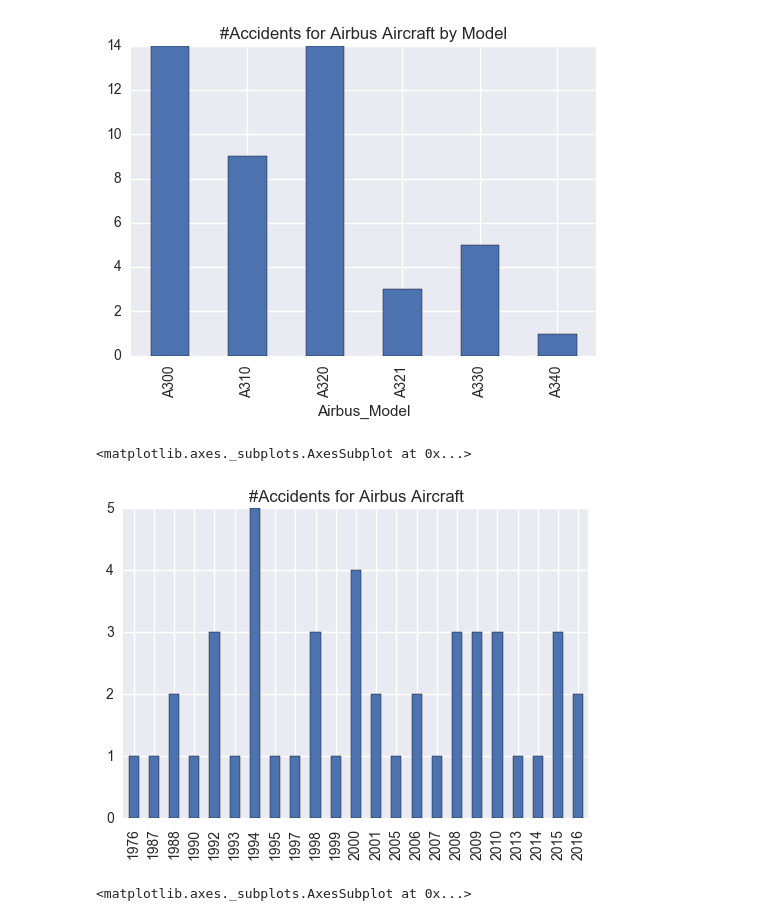
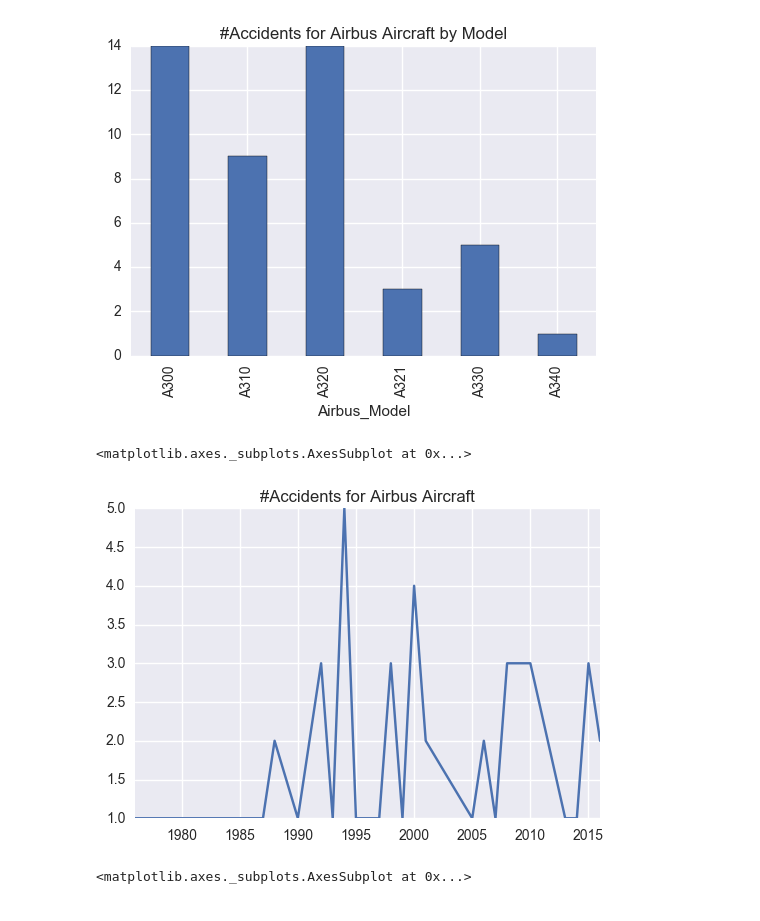
Before and after one commit to DanilBaibak/crash_planes, a Jupyter notebook: planecrashinfo.ipynb, the cells around one changed output. Saved outputs shown, nothing was run; the diff lists cells and outputs as text; code cells hidden in the pictures.

```diff
--- a/planecrashinfo.ipynb
+++ b/planecrashinfo.ipynb
@@ -172,10 +205,10 @@ s.plot.bar(title='#Accidents for Airbus Aircraft by Model')
 # %%
 df2 = df[df.AC_Type.isin(airb)]
 s2 = df2.groupby(df2.index.year).size()
-s2.plot.bar(title='#Accidents for Airbus Aircraft')
+s2.plot(title='#Accidents for Airbus Aircraft')
 # %% [output]
 <matplotlib.axes._subplots.AxesSubplot at 0x...>
-[figure, old version]
+[figure, new version]
 # %%
 df1 = df[df.AC_Type.isin(doug)]
 s1 = df1.groupby(df1.index.year).size()
```
Also changed, not shown: parts of 5 cells of this notebook.
